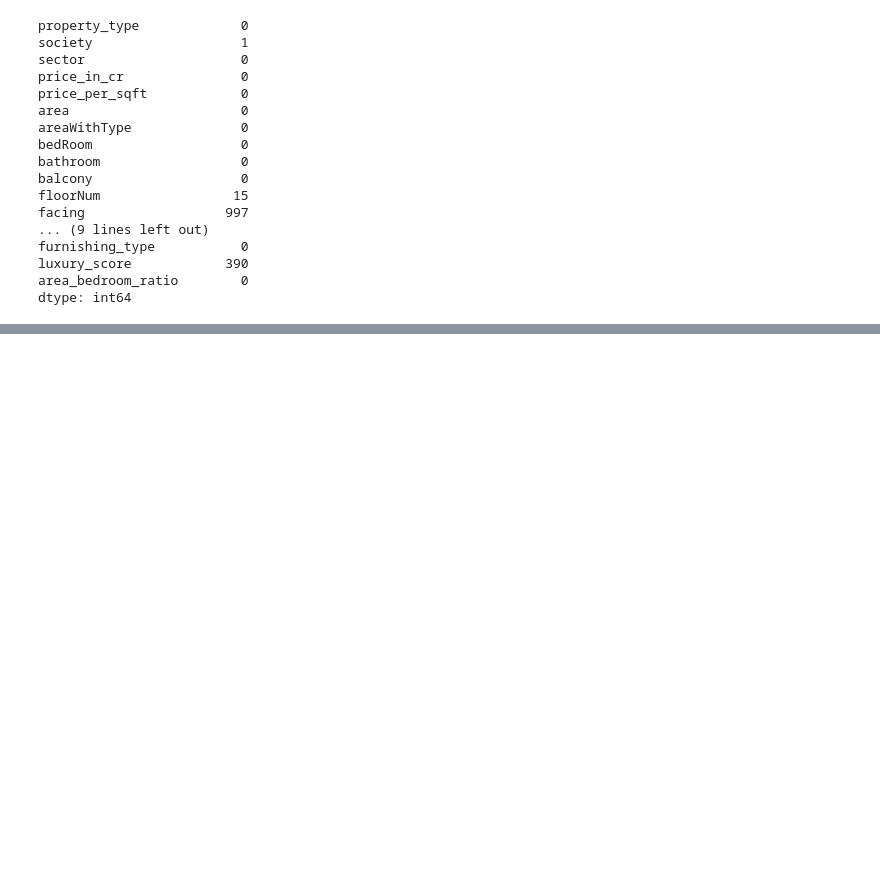
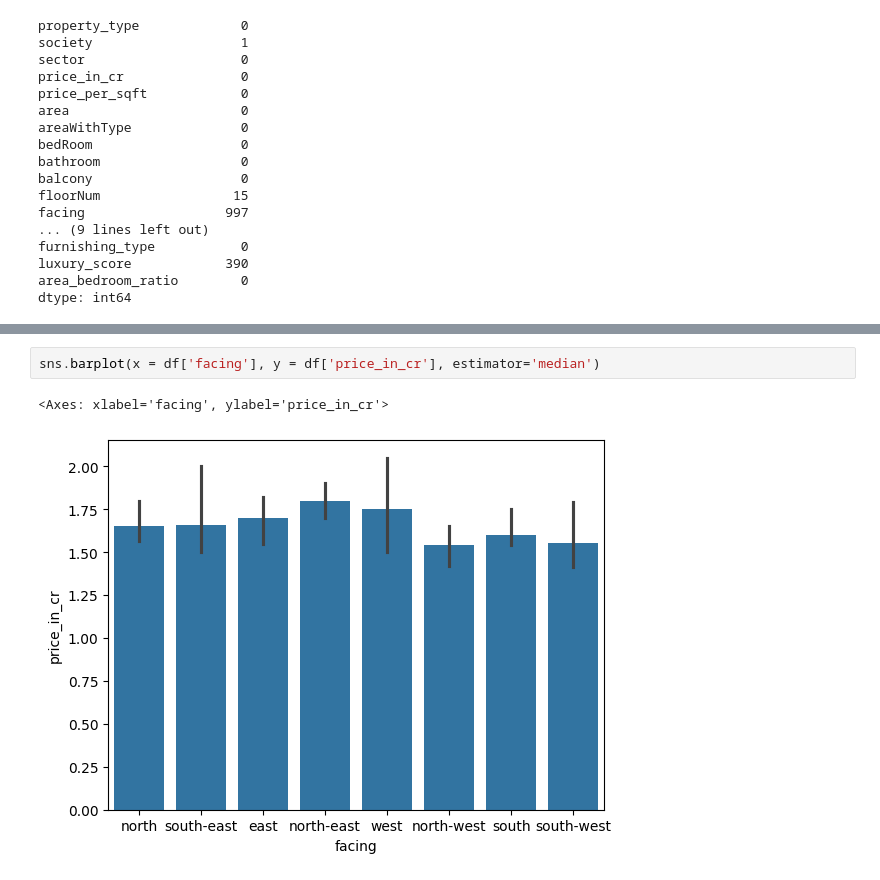
Before and after one commit to akshaypratap008/Real-Estate-Project, a Jupyter notebook: notebooks/data_preprocessing/7_missing_value_imputation.ipynb, the cells around one changed output, grey strips where cells are left out. Cells and saved outputs as stored; diff of their text form; blank space fills up the shorter version.

```diff
--- a/notebooks/data_preprocessing/7_missing_value_imputation.ipynb
+++ b/notebooks/data_preprocessing/7_missing_value_imputation.ipynb
@@ -242,0 +383,5 @@ dtype: int64
+# %%
+sns.barplot(x = df['facing'], y = df['price_in_cr'], estimator='median')
+# %% [output]
+<Axes: xlabel='facing', ylabel='price_in_cr'>
+[figure, added]
```
Also changed, not shown: parts of 52 cells of this notebook.
